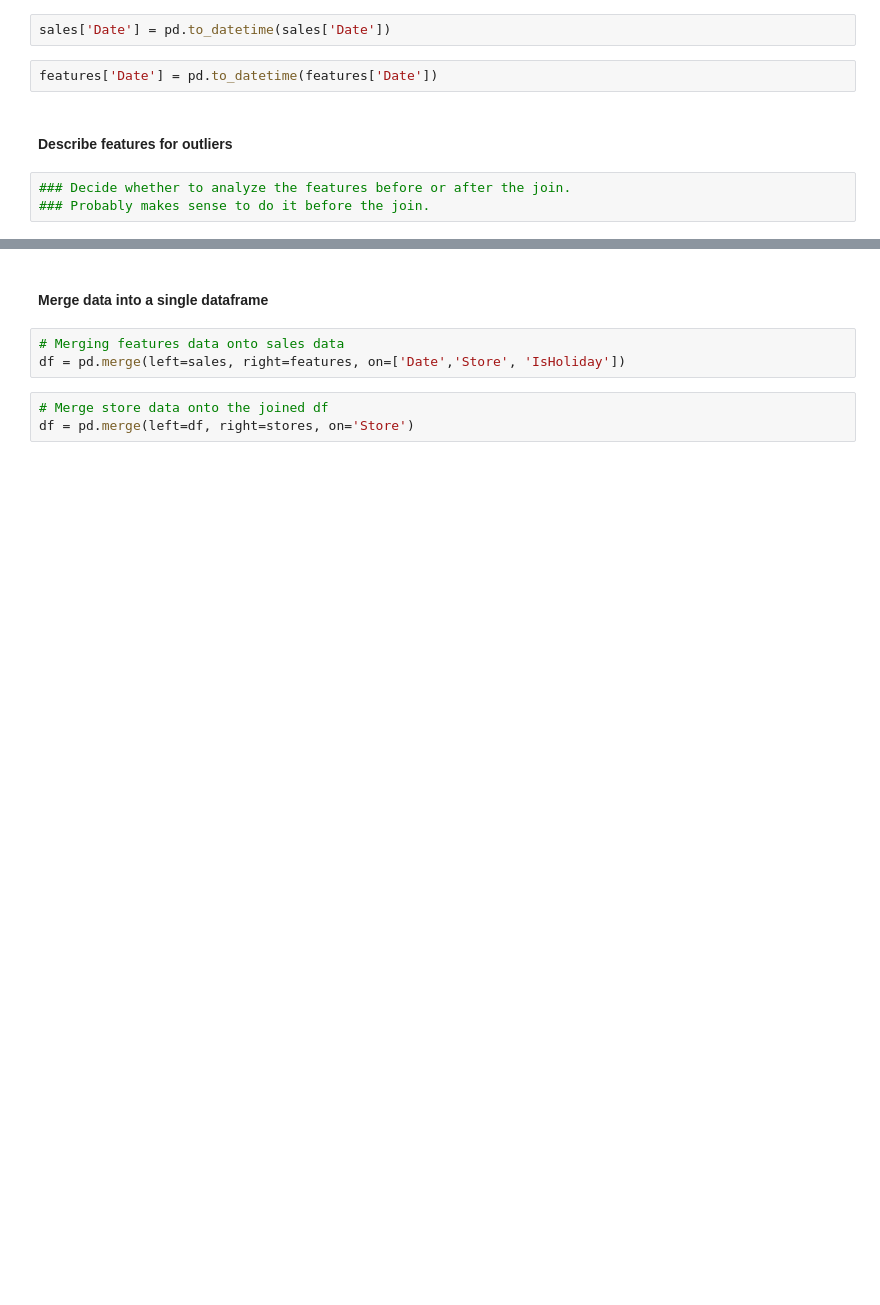
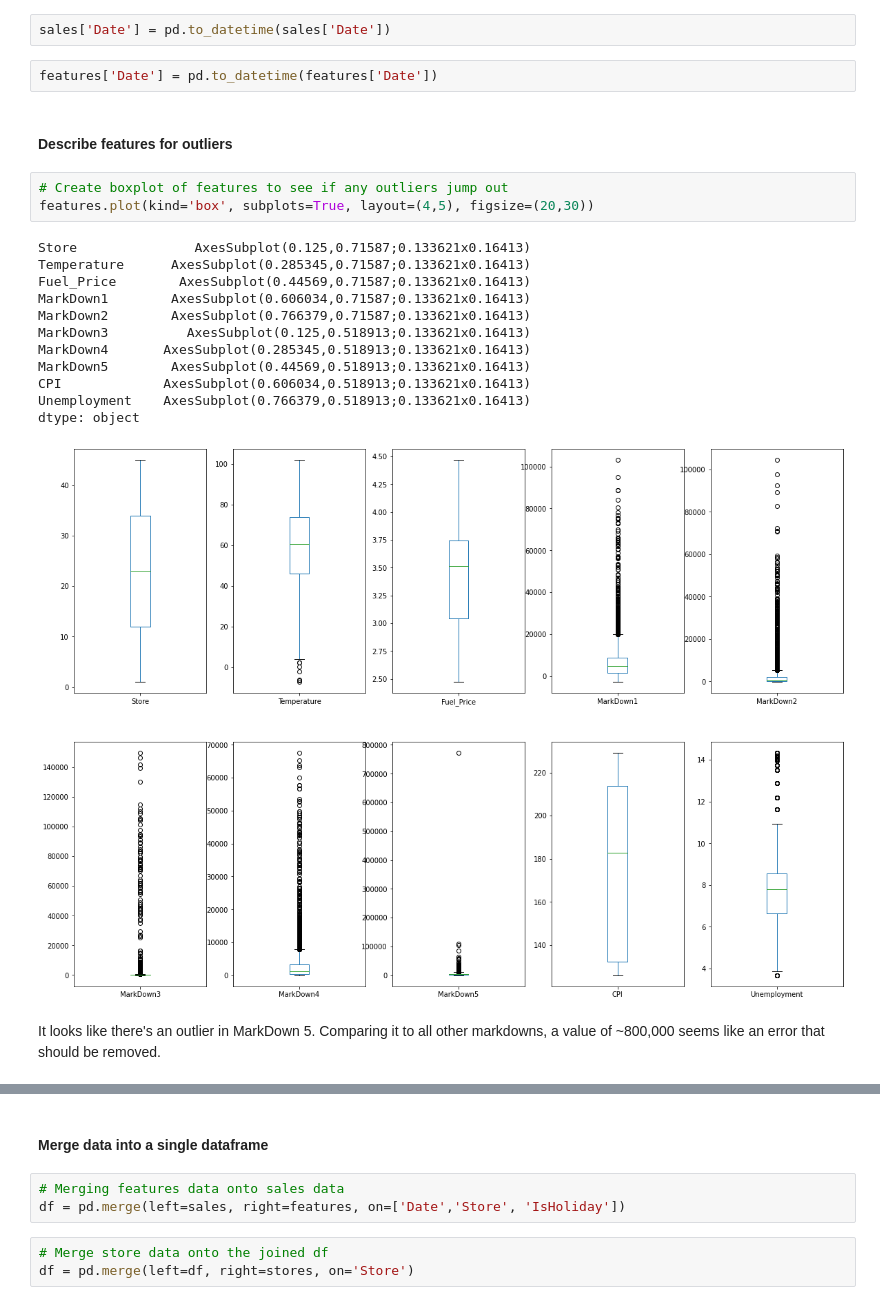
Before and after one commit to Dylan-C-Neal/capstone1-retail_forecasting, a Jupyter notebook: notebooks/C1S1_DataWrangling.ipynb, the cells around one changed output, grey strips where cells are left out. Saved outputs shown, nothing was run; the diff lists cells and outputs as text; blank space fills up the shorter version.

```diff
--- a/notebooks/C1S1_DataWrangling.ipynb
+++ b/notebooks/C1S1_DataWrangling.ipynb
@@ -109,6 +109,21 @@ sales['Date'] = pd.to_datetime(sales['Date'])
 features['Date'] = pd.to_datetime(features['Date'])
 # %% [markdown]
 #### Describe features for outliers
-# %%
-### Decide whether to analyze the features before or after the join.
-### Probably makes sense to do it before the join.
+# %%
+# Create boxplot of features to see if any outliers jump out
+features.plot(kind='box', subplots=True, layout=(4,5), figsize=(20,30))
+# %% [output]
+Store               AxesSubplot(0.125,0.71587;0.133621x0.16413)
+Temperature      AxesSubplot(0.285345,0.71587;0.133621x0.16413)
+Fuel_Price        AxesSubplot(0.44569,0.71587;0.133621x0.16413)
+MarkDown1        AxesSubplot(0.606034,0.71587;0.133621x0.16413)
+MarkDown2        AxesSubplot(0.766379,0.71587;0.133621x0.16413)
+MarkDown3          AxesSubplot(0.125,0.518913;0.133621x0.16413)
+MarkDown4       AxesSubplot(0.285345,0.518913;0.133621x0.16413)
+MarkDown5        AxesSubplot(0.44569,0.518913;0.133621x0.16413)
+CPI             AxesSubplot(0.606034,0.518913;0.133621x0.16413)
+Unemployment    AxesSubplot(0.766379,0.518913;0.133621x0.16413)
+dtype: object
+[figure, added]
+# %% [markdown]
+It looks like there's an outlier in MarkDown 5. Comparing it to all other markdowns, a value of ~800,000 seems like an error that should be removed.
```
Also changed, not shown: parts of 3 cells of this notebook.
